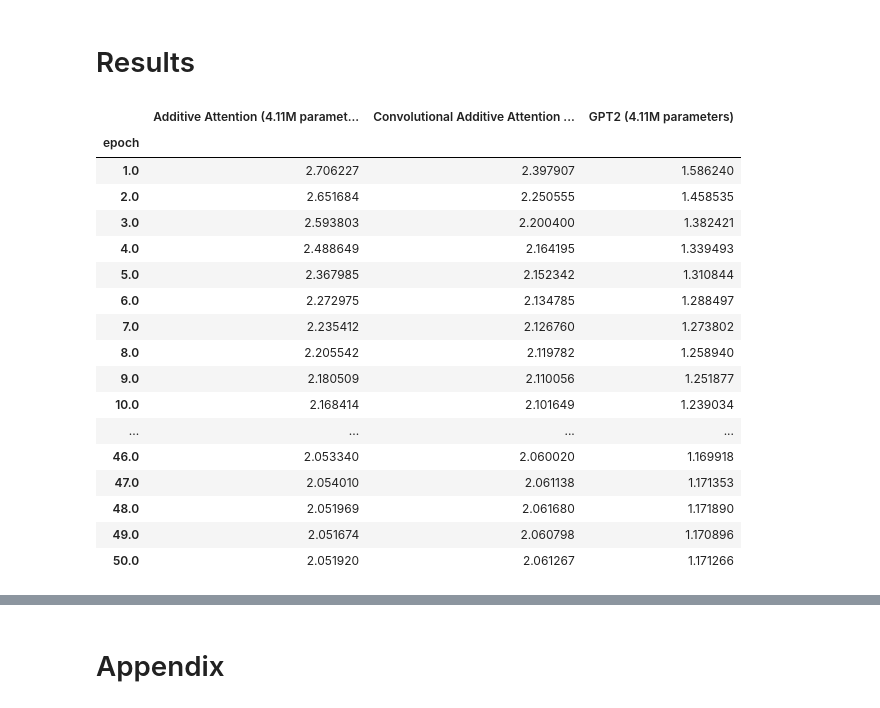
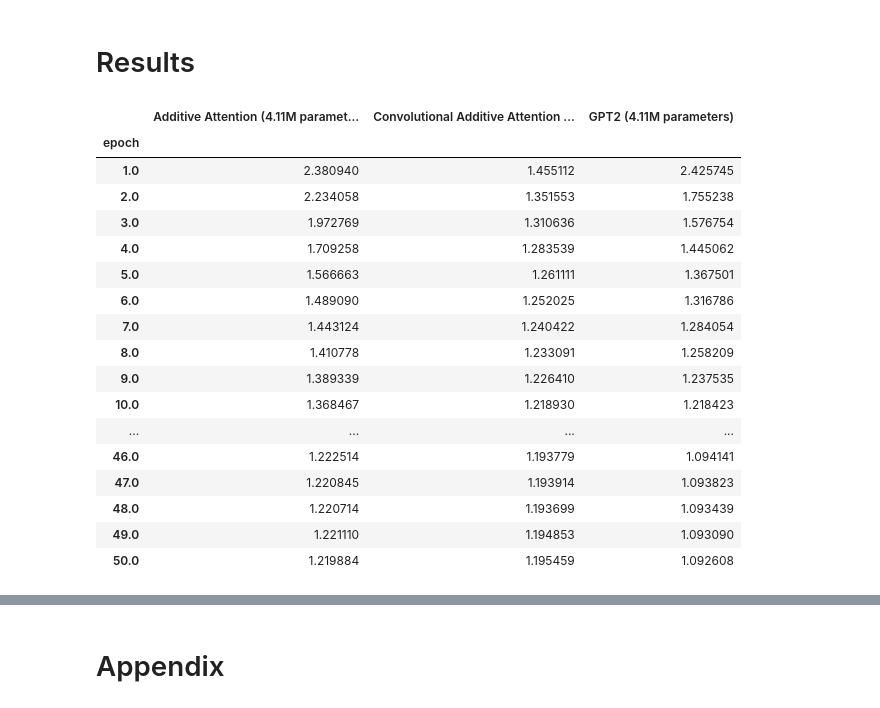
Before and after one commit to mtanghu/LEAP, a Jupyter notebook: FastLM.ipynb, the cells around one changed output, grey strips where cells are left out. Saved outputs shown, nothing was run; the diff lists cells and outputs as text; code cells hidden in the pictures.

Commit message:
Update with new results after bug fix

```diff
--- a/FastLM.ipynb
+++ b/FastLM.ipynb
@@ -140,5 +113,5 @@ config.convolve = True
 # decrease by a layer to make room for the convolutional layer
 config.num_hidden_layers = 5
 
-model = FastformerForCausalLM(config)
+conv_model = FastformerForCausalLM(config)
 # %%
@@ -149,9 +122,11 @@ pytorch_total_params
 # %%
-trainer2 = Trainer(
-    model=model,
+conv_trainer = Trainer(
+    model=conv_model,
     args=training_args,
+    data_collator=default_data_collator,
     train_dataset=lm_dataset["train"],
-    eval_dataset=lm_dataset["test"]
+    eval_dataset=lm_dataset["validation"]
 )
 
-trainer2.train()
+
+conv_trainer.train()
@@ -204,8 +135,9 @@ TrainOutput(global_step=114750, training_loss=1.4096851149748093, metrics={'trai
 # %%
 from transformers import GPT2Config, GPT2LMHeadModel
 config = GPT2Config(n_embd = 256, vocab_size=len(tokenizer),
-                    n_positions = 256, n_layer = 5, n_head = 1,
-                    resid_pdrop = .1, embd_pdrop = .1, attn_pdrop = .1
+                    n_positions = block_size, n_layer = 5, n_head = 1,
+                    resid_pdrop = .1, embd_pdrop = .1, attn_pdrop = .1,
+                    use_cache = False, summary_use_proj = False, summary_proj_to_labels = False
                    )
-model = GPT2LMHeadModel(config)
+gpt_model = GPT2LMHeadModel(config)
 # %%
@@ -269,38 +148,50 @@ TrainOutput(global_step=114750, training_loss=0.7978302015250545, metrics={'trai
+# %%
+# label smoothing only for gpt model (fastformer implements it manually)
+# training_args.label_smoothing_factor = .1
+training_args.label_smoothing_factor = 0
+
+gpt_trainer = Trainer(
+    model=gpt_model,
+    args=training_args,
+    data_collator=default_data_collator,
+    train_dataset=lm_dataset["train"],
+    eval_dataset=lm_dataset["validation"]
+)
+
+gpt_trainer.train()
 # %% [markdown]
 # Results
 # %%
 import pandas as pd
 import numpy as np
 import matplotlib.pyplot as plt
 plt.rcParams['figure.figsize'] = [15, 8]
 
-loss1 = pd.DataFrame(trainer1.state.log_history[1::2]).set_index("epoch")["eval_loss"]
-loss2 = pd.DataFrame(trainer2.state.log_history[1::2]).set_index("epoch")["eval_loss"]
-loss3 = pd.DataFrame(trainer3.state.log_history[1::2]).set_index("epoch")["eval_loss"]
+loss1 = pd.DataFrame(fast_trainer.state.log_history[1::2]).set_index("epoch")["eval_loss"]
+loss2 = pd.DataFrame(conv_trainer.state.log_history[1::2]).set_index("epoch")["eval_loss"]
+loss3 = pd.DataFrame(gpt_trainer.state.log_history[1::2]).set_index("epoch")["eval_loss"]
 results = pd.DataFrame({"Additive Attention (4.11M parameters)": loss1,
                         "Convolutional Additive Attention (4.11M parameters)": loss2,
                         "GPT2 (4.11M parameters)": loss3
-                       })
+                       }).iloc[:-1] # last row is a repeat
 results.to_csv("results.csv")
-
-BPC_results = np.log2(np.exp(results))
-BPC_results
+results
 # %% [output]
 |  | Additive Attention (4.11M paramet... | Convolutional Additive Attention ... | GPT2 (4.11M parameters) |
 | epoch |  |  |  |
-| 1.0 | 2.706227 | 2.397907 | 1.586240 |
-| 2.0 | 2.651684 | 2.250555 | 1.458535 |
-| 3.0 | 2.593803 | 2.200400 | 1.382421 |
-| 4.0 | 2.488649 | 2.164195 | 1.339493 |
-| 5.0 | 2.367985 | 2.152342 | 1.310844 |
-| 6.0 | 2.272975 | 2.134785 | 1.288497 |
-| 7.0 | 2.235412 | 2.126760 | 1.273802 |
-| 8.0 | 2.205542 | 2.119782 | 1.258940 |
-| 9.0 | 2.180509 | 2.110056 | 1.251877 |
-| 10.0 | 2.168414 | 2.101649 | 1.239034 |
+| 1.0 | 2.380940 | 1.455112 | 2.425745 |
+| 2.0 | 2.234058 | 1.351553 | 1.755238 |
+| 3.0 | 1.972769 | 1.310636 | 1.576754 |
+| 4.0 | 1.709258 | 1.283539 | 1.445062 |
+| 5.0 | 1.566663 | 1.261111 | 1.367501 |
+| 6.0 | 1.489090 | 1.252025 | 1.316786 |
+| 7.0 | 1.443124 | 1.240422 | 1.284054 |
+| 8.0 | 1.410778 | 1.233091 | 1.258209 |
+| 9.0 | 1.389339 | 1.226410 | 1.237535 |
+| 10.0 | 1.368467 | 1.218930 | 1.218423 |
 | ... | ... | ... | ... |
-| 46.0 | 2.053340 | 2.060020 | 1.169918 |
-| 47.0 | 2.054010 | 2.061138 | 1.171353 |
-| 48.0 | 2.051969 | 2.061680 | 1.171890 |
-| 49.0 | 2.051674 | 2.060798 | 1.170896 |
-| 50.0 | 2.051920 | 2.061267 | 1.171266 |
+| 46.0 | 1.222514 | 1.193779 | 1.094141 |
+| 47.0 | 1.220845 | 1.193914 | 1.093823 |
+| 48.0 | 1.220714 | 1.193699 | 1.093439 |
+| 49.0 | 1.221110 | 1.194853 | 1.093090 |
+| 50.0 | 1.219884 | 1.195459 | 1.092608 |
```
Also changed, not shown: parts of 26 cells of this notebook, 3 other files.
